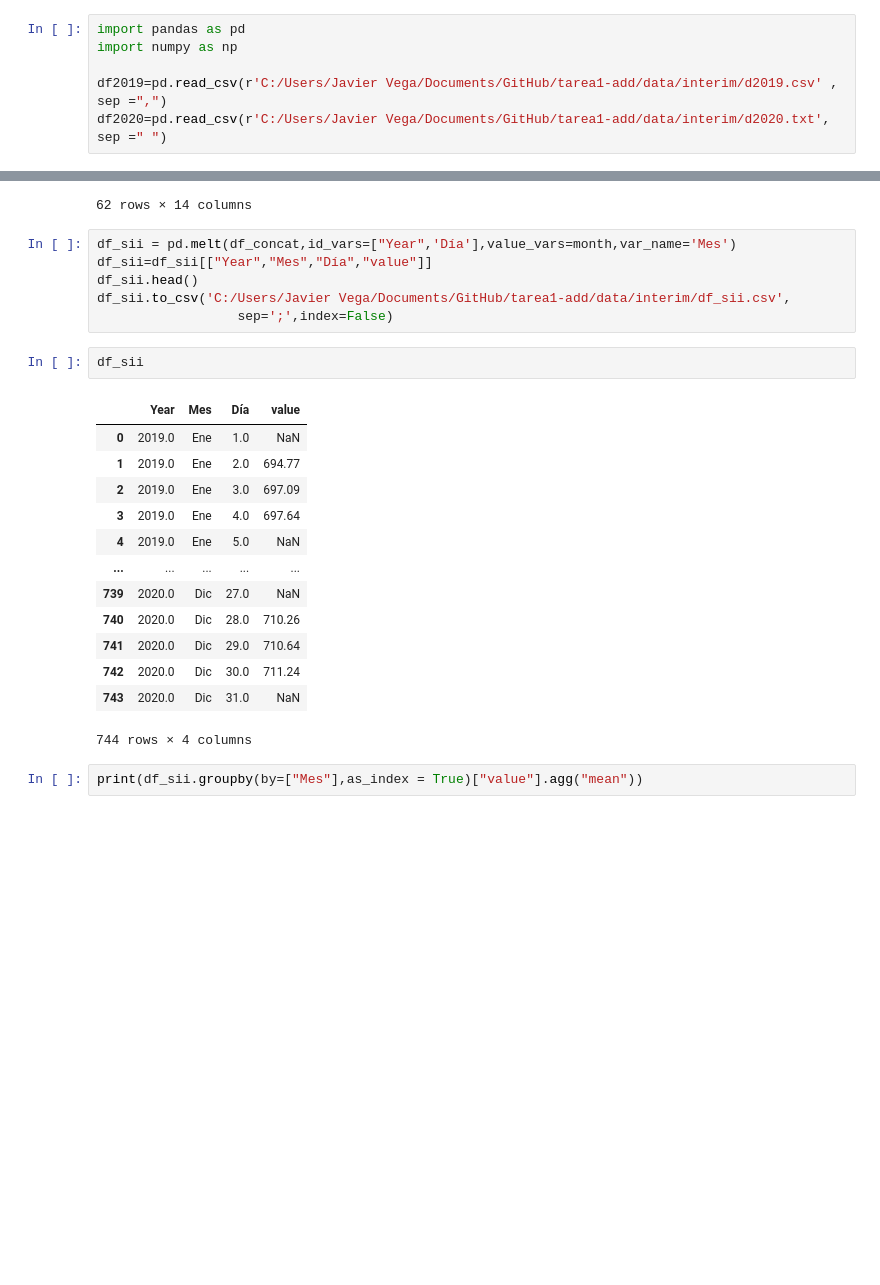
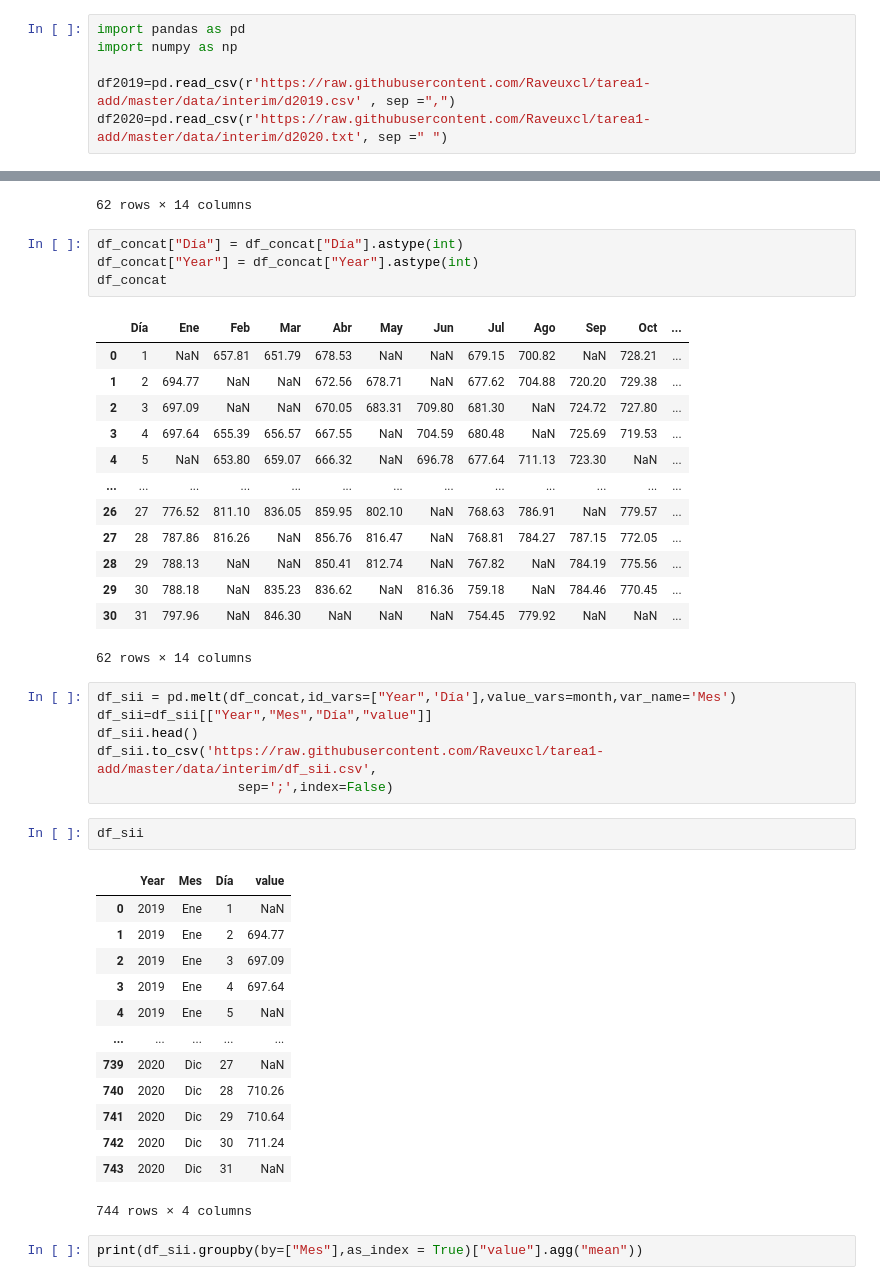
Before and after one commit to vmlandae/tarea1-add, a Jupyter notebook: notebooks/3_nb_Raveuxcl.ipynb, the cells around one changed output, grey strips where cells are left out. Cells and saved outputs as stored; diff of their text form; blank space fills up the shorter version.

```diff
--- a/notebooks/3_nb_Raveuxcl.ipynb
+++ b/notebooks/3_nb_Raveuxcl.ipynb
@@ -2,8 +2,8 @@
 import pandas as pd
 import numpy as np
 
-df2019=pd.read_csv(r'C:/Users/Javier Vega/Documents/GitHub/tarea1-add/data/interim/d2019.csv' , sep =",")
-df2020=pd.read_csv(r'C:/Users/Javier Vega/Documents/GitHub/tarea1-add/data/interim/d2020.txt', sep =" ")
+df2019=pd.read_csv(r'https://raw.githubusercontent.com/Raveuxcl/tarea1-add/master/data/interim/d2019.csv' , sep =",")
+df2020=pd.read_csv(r'https://raw.githubusercontent.com/Raveuxcl/tarea1-add/master/data/interim/d2020.txt', sep =" ")
 # %%
 df2019=df2019.iloc[:,1:]
 df2020=df2020.iloc[:,1:]
@@ -51,27 +51,45 @@ df_concat
 | 29 | 30.0 | 788.18 | NaN | 835.23 | 836.62 | NaN | 816.36 | 759.18 | NaN | 784.46 | 770.45 | ... |
 | 30 | 31.0 | 797.96 | NaN | 846.30 | NaN | NaN | NaN | 754.45 | 779.92 | NaN | NaN | ... |
 62 rows × 14 columns
+# %%
+df_concat["Día"] = df_concat["Día"].astype(int)
+df_concat["Year"] = df_concat["Year"].astype(int)
+df_concat
+# %% [output]
+|  | Día | Ene | Feb | Mar | Abr | May | Jun | Jul | Ago | Sep | Oct | ... |
+| 0 | 1 | NaN | 657.81 | 651.79 | 678.53 | NaN | NaN | 679.15 | 700.82 | NaN | 728.21 | ... |
+| 1 | 2 | 694.77 | NaN | NaN | 672.56 | 678.71 | NaN | 677.62 | 704.88 | 720.20 | 729.38 | ... |
+| 2 | 3 | 697.09 | NaN | NaN | 670.05 | 683.31 | 709.80 | 681.30 | NaN | 724.72 | 727.80 | ... |
+| 3 | 4 | 697.64 | 655.39 | 656.57 | 667.55 | NaN | 704.59 | 680.48 | NaN | 725.69 | 719.53 | ... |
+| 4 | 5 | NaN | 653.80 | 659.07 | 666.32 | NaN | 696.78 | 677.64 | 711.13 | 723.30 | NaN | ... |
+| ... | ... | ... | ... | ... | ... | ... | ... | ... | ... | ... | ... | ... |
+| 26 | 27 | 776.52 | 811.10 | 836.05 | 859.95 | 802.10 | NaN | 768.63 | 786.91 | NaN | 779.57 | ... |
+| 27 | 28 | 787.86 | 816.26 | NaN | 856.76 | 816.47 | NaN | 768.81 | 784.27 | 787.15 | 772.05 | ... |
+| 28 | 29 | 788.13 | NaN | NaN | 850.41 | 812.74 | NaN | 767.82 | NaN | 784.19 | 775.56 | ... |
+| 29 | 30 | 788.18 | NaN | 835.23 | 836.62 | NaN | 816.36 | 759.18 | NaN | 784.46 | 770.45 | ... |
+| 30 | 31 | 797.96 | NaN | 846.30 | NaN | NaN | NaN | 754.45 | 779.92 | NaN | NaN | ... |
+62 rows × 14 columns
 # %%
 df_sii = pd.melt(df_concat,id_vars=["Year",'Día'],value_vars=month,var_name='Mes')
 df_sii=df_sii[["Year","Mes","Día","value"]]
 df_sii.head()
-df_sii.to_csv('C:/Users/Javier Vega/Documents/GitHub/tarea1-add/data/interim/df_sii.csv',
+df_sii.to_csv('https://raw.githubusercontent.com/Raveuxcl/tarea1-add/master/data/interim/df_sii.csv',
                   sep=';',index=False)
 # %%
 df_sii
 # %% [output]
 |  | Year | Mes | Día | value |
-| 0 | 2019.0 | Ene | 1.0 | NaN |
-| 1 | 2019.0 | Ene | 2.0 | 694.77 |
-| 2 | 2019.0 | Ene | 3.0 | 697.09 |
-| 3 | 2019.0 | Ene | 4.0 | 697.64 |
-| 4 | 2019.0 | Ene | 5.0 | NaN |
+| 0 | 2019 | Ene | 1 | NaN |
+| 1 | 2019 | Ene | 2 | 694.77 |
+| 2 | 2019 | Ene | 3 | 697.09 |
+| 3 | 2019 | Ene | 4 | 697.64 |
+| 4 | 2019 | Ene | 5 | NaN |
 | ... | ... | ... | ... | ... |
-| 739 | 2020.0 | Dic | 27.0 | NaN |
-| 740 | 2020.0 | Dic | 28.0 | 710.26 |
-| 741 | 2020.0 | Dic | 29.0 | 710.64 |
-| 742 | 2020.0 | Dic | 30.0 | 711.24 |
-| 743 | 2020.0 | Dic | 31.0 | NaN |
+| 739 | 2020 | Dic | 27 | NaN |
+| 740 | 2020 | Dic | 28 | 710.26 |
+| 741 | 2020 | Dic | 29 | 710.64 |
+| 742 | 2020 | Dic | 30 | 711.24 |
+| 743 | 2020 | Dic | 31 | NaN |
 744 rows × 4 columns
 # %%
 print(df_sii.groupby(by=["Mes"],as_index = True)["value"].agg("mean"))
```
Also changed, not shown: parts of 30 cells of this notebook.
